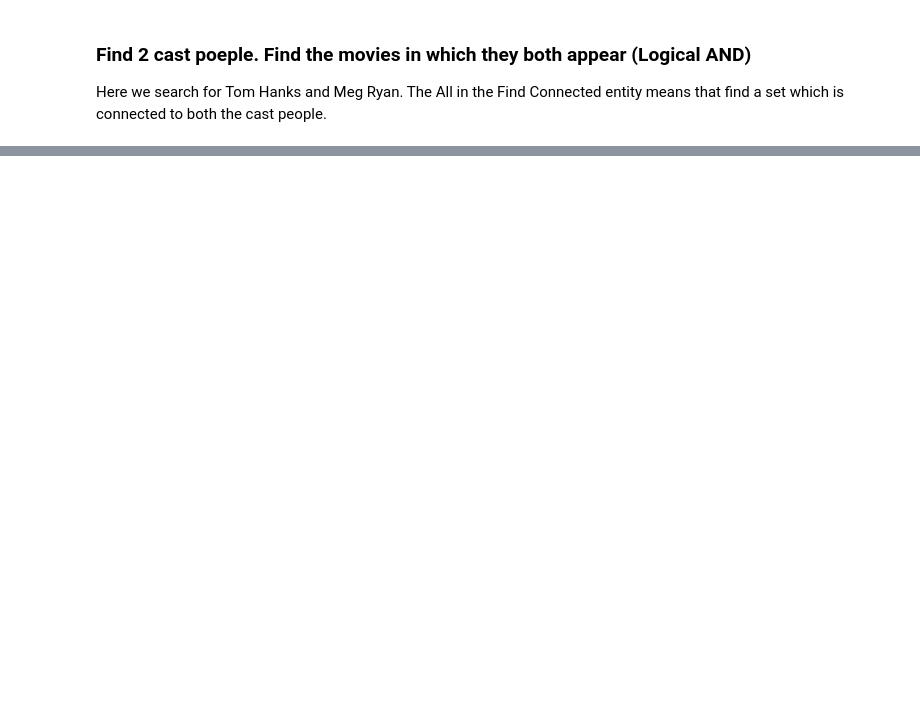
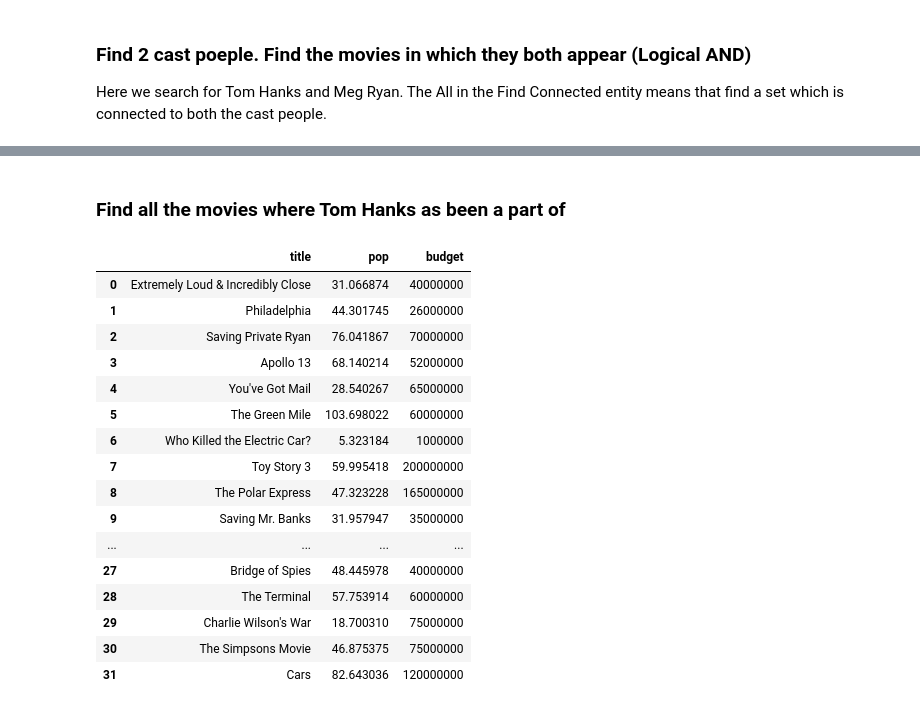
Before and after one commit to vishakha041/graph-examples, a Jupyter notebook: notebooks/tmdb_queries.ipynb, the cells around one changed output, grey strips where cells are left out. Cells and saved outputs as stored; diff of their text form; code cells hidden in the pictures; blank space fills up the shorter version.

Commit message:
Adding the SPARQL version of the queries.

```diff
--- a/notebooks/tmdb_queries.ipynb
+++ b/notebooks/tmdb_queries.ipynb
@@ -262,0 +258,13 @@ pd.json_normalize(response[2]["FindEntity"]["entities"])
+# %%
+from aperturedb.SPARQL import SPARQL
+import json
+
+
+sparql = SPARQL(client, debug=True)
+print("namespaces:", json.dumps({k: str(v) for k, v in sparql.namespaces.items()}, indent=2))
+
+print("properties:", json.dumps({sparql.graph.qname(k): str(v)
+      for k, v in sparql.properties.items()}, indent=2))
+
+print("connections:", json.dumps({sparql.graph.qname(k): str(v)
+      for k, v in sparql.connections.items()}, indent=2))
@@ -262,0 +289,36 @@ pd.json_normalize(response[2]["FindEntity"]["entities"])
+# %% [markdown]
+### Find all the movies where Tom Hanks as been a part of
+# %%
+
+query = """
+SELECT  ?title ?pop ?budget
+WHERE {
+  ?p p:name "Tom Hanks" .
+  ?m c:CAST ?p .
+  ?m p:title ?title ;
+    p:popularity ?pop ;
+    p:budget ?budget .
+}
+"""
+
+results = sparql.query(query)
+df = sparql.to_dataframe(results)
+display(df)
+# %% [output]
+|  | title | pop | budget |
+| 0 | Extremely Loud & Incredibly Close | 31.066874 | 40000000 |
+| 1 | Philadelphia | 44.301745 | 26000000 |
+| 2 | Saving Private Ryan | 76.041867 | 70000000 |
+| 3 | Apollo 13 | 68.140214 | 52000000 |
+| 4 | You've Got Mail | 28.540267 | 65000000 |
+| 5 | The Green Mile | 103.698022 | 60000000 |
+| 6 | Who Killed the Electric Car? | 5.323184 | 1000000 |
+| 7 | Toy Story 3 | 59.995418 | 200000000 |
+| 8 | The Polar Express | 47.323228 | 165000000 |
+| 9 | Saving Mr. Banks | 31.957947 | 35000000 |
+| ... | ... | ... | ... |
+| 27 | Bridge of Spies | 48.445978 | 40000000 |
+| 28 | The Terminal | 57.753914 | 60000000 |
+| 29 | Charlie Wilson's War | 18.700310 | 75000000 |
+| 30 | The Simpsons Movie | 46.875375 | 75000000 |
+| 31 | Cars | 82.643036 | 120000000 |
```
Also changed, not shown: parts of 9 cells of this notebook.
